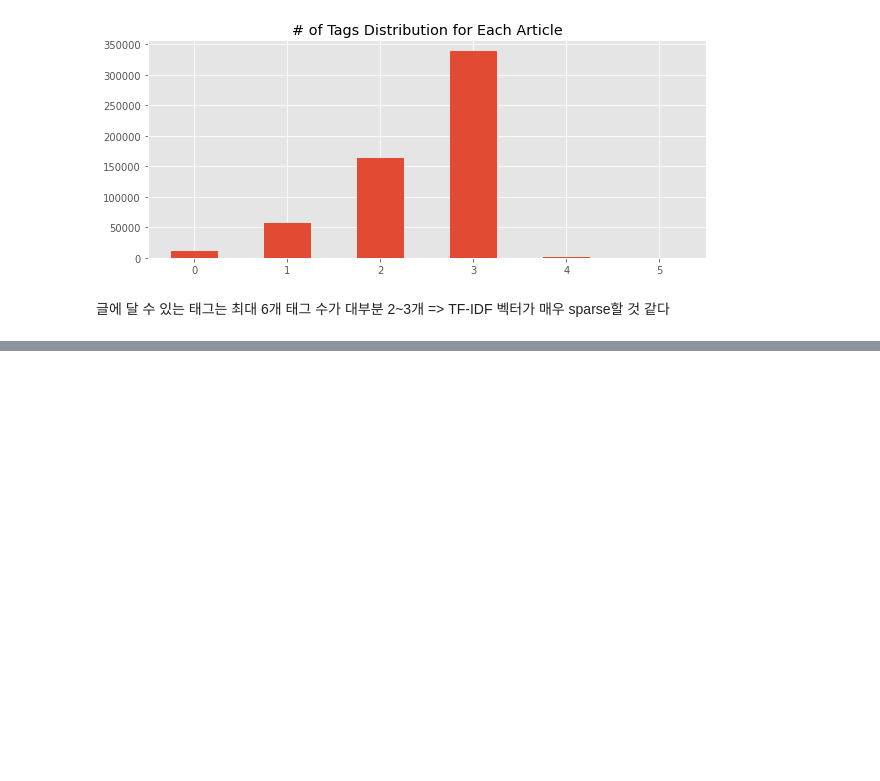
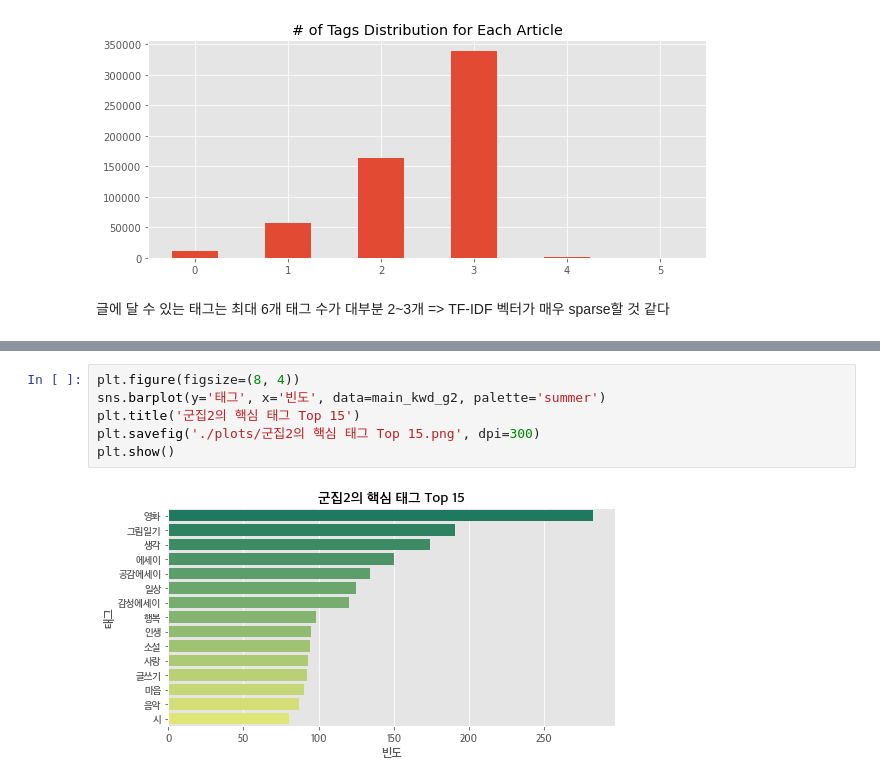
Before and after one commit to ilovemyminutes/KakaoBrunchRS, a Jupyter notebook: notebooks/EDA - TFIDF.ipynb, the cells around one changed output, grey strips where cells are left out. Cells and saved outputs as stored; diff of their text form; blank space fills up the shorter version.

```diff
--- a/notebooks/EDA - TFIDF.ipynb
+++ b/notebooks/EDA - TFIDF.ipynb
@@ -65,0 +196,8 @@ plt.show()
+# %%
+plt.figure(figsize=(8, 4))
+sns.barplot(y='태그', x='빈도', data=main_kwd_g2, palette='summer')
+plt.title('군집2의 핵심 태그 Top 15')
+plt.savefig('./plots/군집2의 핵심 태그 Top 15.png', dpi=300)
+plt.show()
+# %% [output]
+[figure, added]
```
Also changed, not shown: parts of 21 cells of this notebook, 7 other files.
